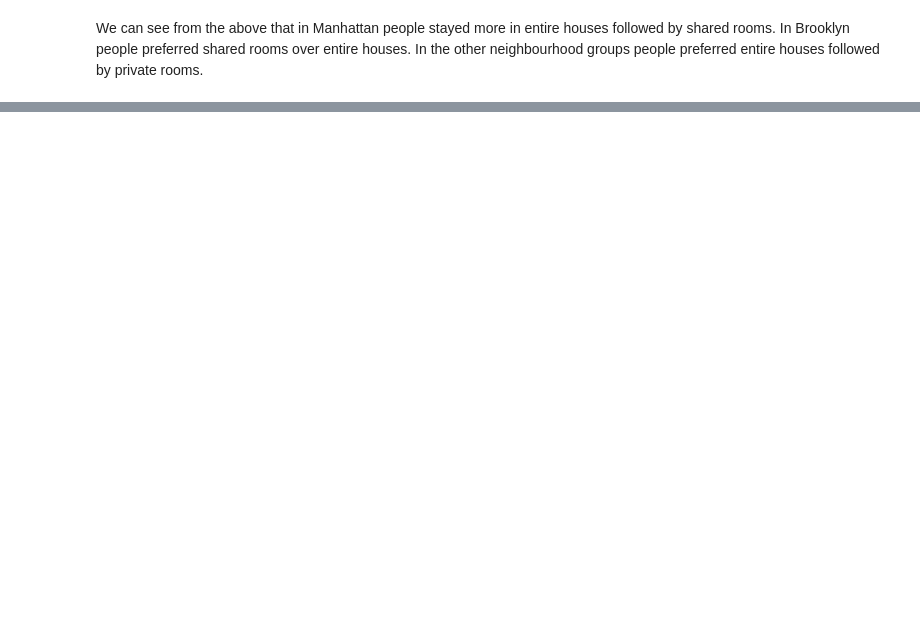
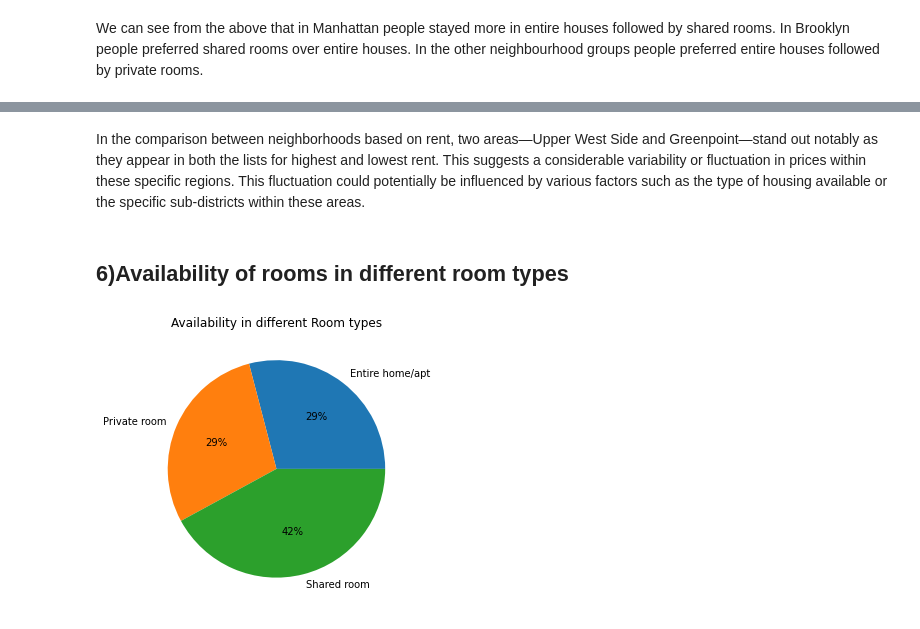
Before and after one commit to Kumarisimran626/EDA_Airbnb_Bookings_Analysis_Capstone_Project., a Jupyter notebook: S_K_EDA_Airbnb_Bookings_Analysis_Capstone_Project.ipynb, the cells around one changed output, grey strips where cells are left out. Drawn from its saved outputs; the diff is of its cells as text; code cells hidden in the pictures; blank space fills up the shorter version.

```diff
--- a/S_K_EDA_Airbnb_Bookings_Analysis_Capstone_Project.ipynb
+++ b/S_K_EDA_Airbnb_Bookings_Analysis_Capstone_Project.ipynb
@@ -400,0 +429,11 @@ We can see from the above that in Manhattan people stayed more in entire houses
+# %% [markdown]
+In the comparison between neighborhoods based on rent, two areas—Upper West Side and Greenpoint—stand out notably as they appear in both the lists for highest and lowest rent. This suggests a considerable variability or fluctuation in prices within these specific regions. This fluctuation could potentially be influenced by various factors such as the type of housing available or the specific sub-districts within these areas.
+# %% [markdown]
+## **6)Availability of rooms in different room types**
+# %%
+#Lets check the availability of rooms in different room types
+plt.pie(data=pd.DataFrame(df.groupby('room_type')['availability_365'].mean()),x='availability_365',labels=['Entire home/apt','Private room','Shared room'],autopct='%.0f%%')
+plt.title('Availability in different Room types')
+plt.ioff()
+# %% [output]
+[figure, added]
```
Also changed, not shown: parts of 16 cells of this notebook.
